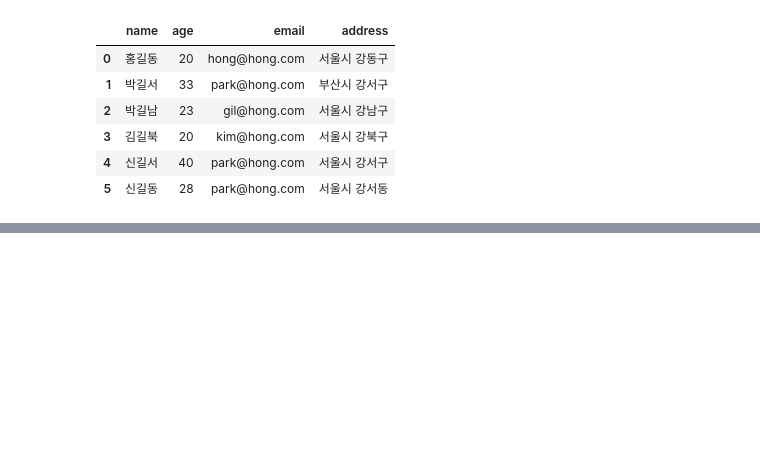
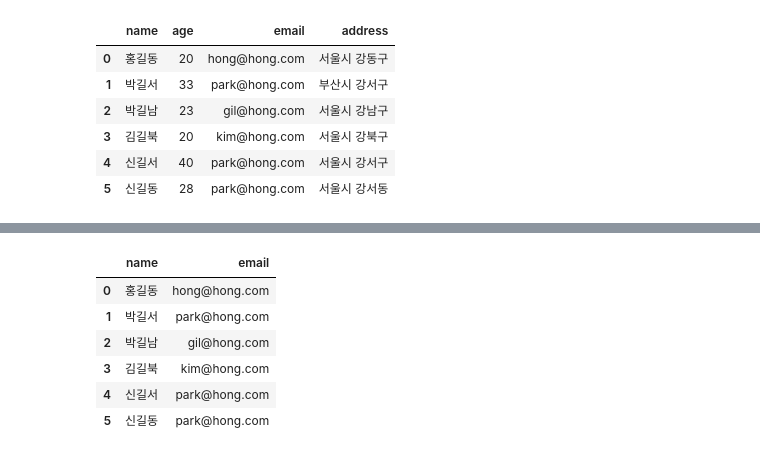
Before and after one commit to comlec/rapa, a Jupyter notebook: source/Python/ch10_Pandas(데이터프레임,시리즈).ipynb, the cells around one changed output, grey strips where cells are left out. Cells and saved outputs as stored; diff of their text form; code cells hidden in the pictures; blank space fills up the shorter version.

```diff
--- a/source/Python/ch10_Pandas(데이터프레임,시리즈).ipynb
+++ b/source/Python/ch10_Pandas(데이터프레임,시리즈).ipynb
@@ -328,0 +376,11 @@ member
+# %%
+# 여러열(name열과 email열)
+member.loc[:, ['name','email'] ]
+# %% [output]
+|  | name | email |
+| 0 | 홍길동 | hong@hong.com |
+| 1 | 박길서 | park@hong.com |
+| 2 | 박길남 | gil@hong.com |
+| 3 | 김길북 | kim@hong.com |
+| 4 | 신길서 | park@hong.com |
+| 5 | 신길동 | park@hong.com |
```
Also changed, not shown: parts of 15 cells of this notebook.
